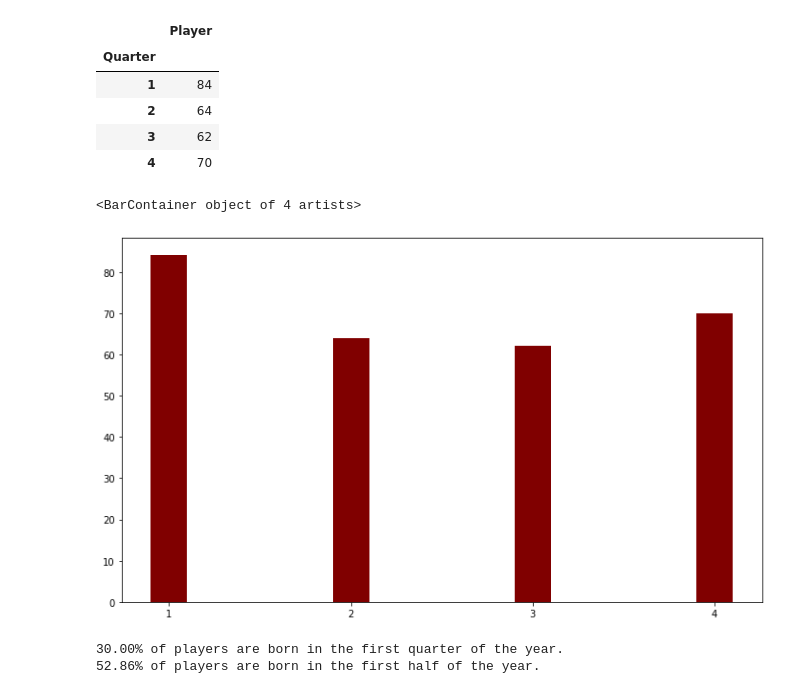
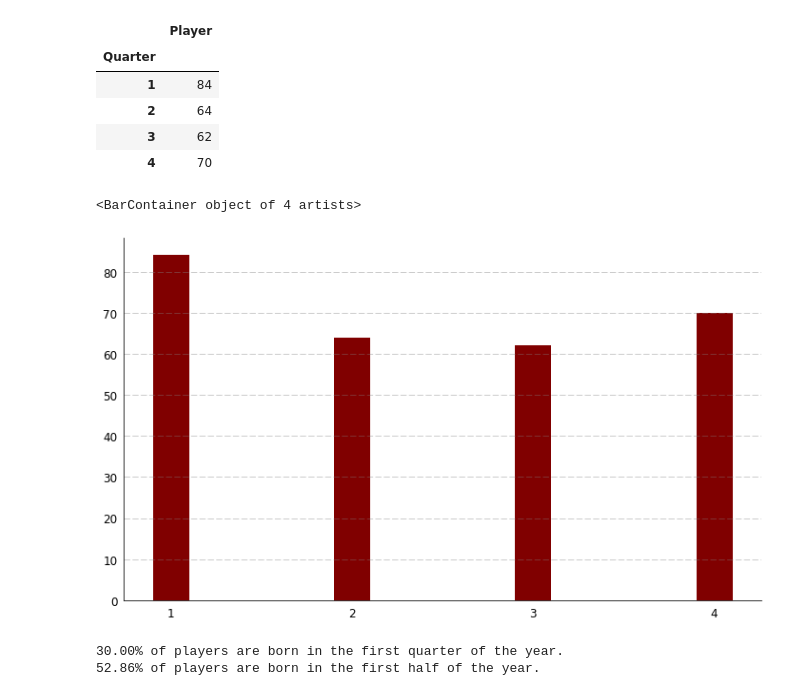
Before and after one commit to Bonkkeli/footballers-birthmonth, a Jupyter notebook: footballers-birthmonth.ipynb, the cells around one changed output. Drawn from its saved outputs; the diff is of its cells as text; code cells hidden in the pictures.

```diff
--- a/footballers-birthmonth.ipynb
+++ b/footballers-birthmonth.ipynb
@@ -99,12 +102,15 @@ qdf
 | 4 | 70 |
 # %%
 # visualizing quarterly data
-fig = plt.figure(figsize=(12, 7))
+fig,ax = plt.subplots(1,1,figsize=(12, 7))
+ax.spines[['top','right']].set_visible(False)
+ax.tick_params(axis='both', left=False, bottom=False, labelsize=12)
+ax.grid(axis='y', color='gray', dashes=(8,3), alpha=0.5)
 plt.xticks(qdf.index, qdf.index)
 plt.bar(qdf.index, qdf.Player, width=0.2, color='maroon')
 # %% [output]
 <BarContainer object of 4 artists>
-[figure, old version]
+[figure, new version]
 # %%
 # calculating % of players born in the first quarter and first half of the year
 total = month_df.sum()
```
Also changed, not shown: parts of 2 cells of this notebook.
